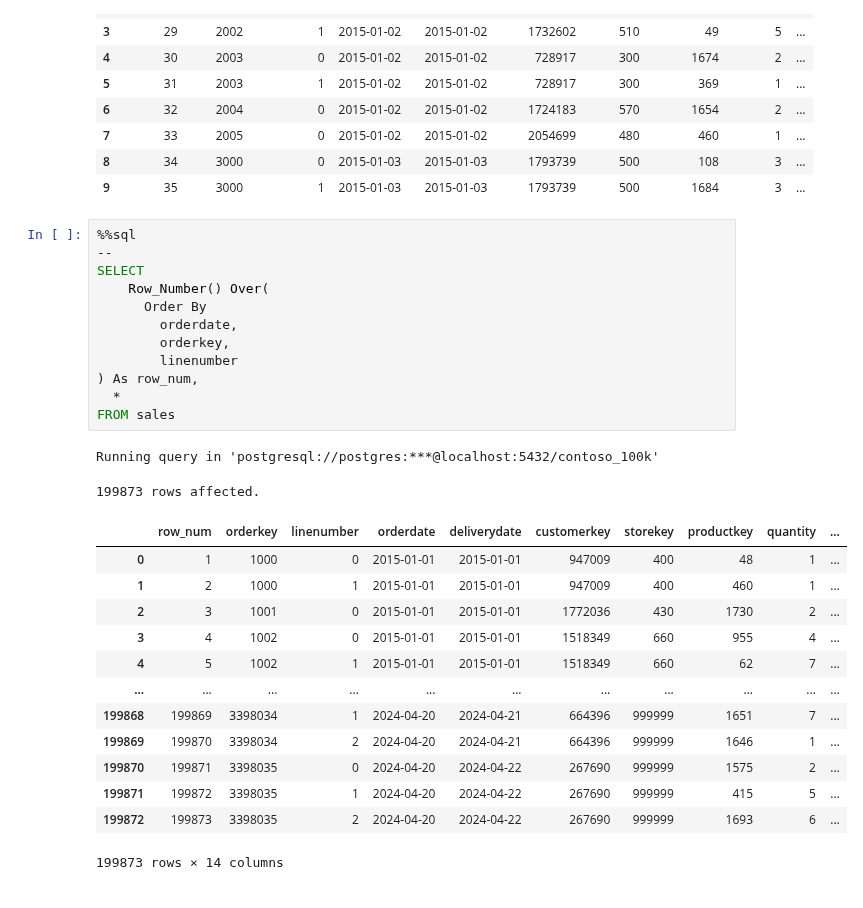
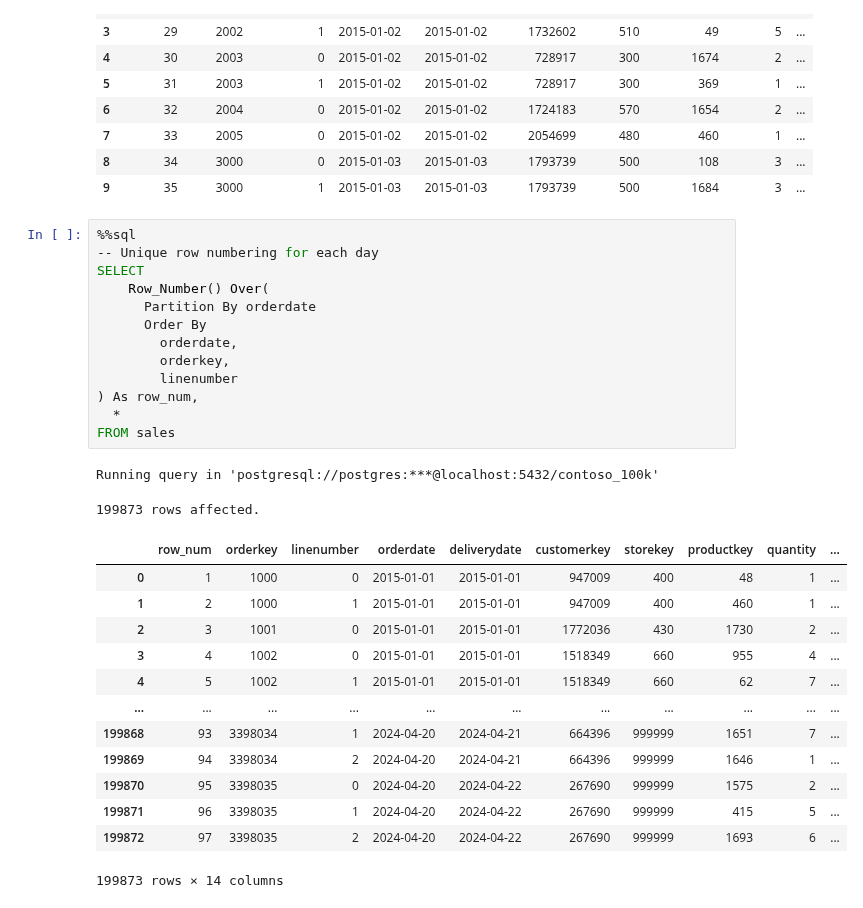
Before and after one commit to Chinedu-analysis/Chinedu-analysis, a Jupyter notebook: Resources/Blank_SQL_Notebook.ipynb, the cells around one changed output. Saved outputs shown, nothing was run; the diff lists cells and outputs as text.

```diff
--- a/Resources/Blank_SQL_Notebook.ipynb
+++ b/Resources/Blank_SQL_Notebook.ipynb
@@ -1248,29 +1248,30 @@ Running query in 'postgresql://postgres:***@localhost:5432/contoso_100k'
 | 9 | 35 | 3000 | 1 | 2015-01-03 | 2015-01-03 | 1793739 | 500 | 1684 | 3 | ... |
 # %%
 %%sql
---
+-- Unique row numbering for each day
 SELECT
     Row_Number() Over(
+      Partition By orderdate
       Order By
         orderdate,
         orderkey,
         linenumber
 ) As row_num,
   *
 FROM sales
 # %% [output]
 Running query in 'postgresql://postgres:***@localhost:5432/contoso_100k'
 199873 rows affected.
 |  | row_num | orderkey | linenumber | orderdate | deliverydate | customerkey | storekey | productkey | quantity | ... |
 | 0 | 1 | 1000 | 0 | 2015-01-01 | 2015-01-01 | 947009 | 400 | 48 | 1 | ... |
 | 1 | 2 | 1000 | 1 | 2015-01-01 | 2015-01-01 | 947009 | 400 | 460 | 1 | ... |
 | 2 | 3 | 1001 | 0 | 2015-01-01 | 2015-01-01 | 1772036 | 430 | 1730 | 2 | ... |
 | 3 | 4 | 1002 | 0 | 2015-01-01 | 2015-01-01 | 1518349 | 660 | 955 | 4 | ... |
 | 4 | 5 | 1002 | 1 | 2015-01-01 | 2015-01-01 | 1518349 | 660 | 62 | 7 | ... |
 | ... | ... | ... | ... | ... | ... | ... | ... | ... | ... | ... |
-| 199868 | 199869 | 3398034 | 1 | 2024-04-20 | 2024-04-21 | 664396 | 999999 | 1651 | 7 | ... |
-| 199869 | 199870 | 3398034 | 2 | 2024-04-20 | 2024-04-21 | 664396 | 999999 | 1646 | 1 | ... |
-| 199870 | 199871 | 3398035 | 0 | 2024-04-20 | 2024-04-22 | 267690 | 999999 | 1575 | 2 | ... |
-| 199871 | 199872 | 3398035 | 1 | 2024-04-20 | 2024-04-22 | 267690 | 999999 | 415 | 5 | ... |
-| 199872 | 199873 | 3398035 | 2 | 2024-04-20 | 2024-04-22 | 267690 | 999999 | 1693 | 6 | ... |
+| 199868 | 93 | 3398034 | 1 | 2024-04-20 | 2024-04-21 | 664396 | 999999 | 1651 | 7 | ... |
+| 199869 | 94 | 3398034 | 2 | 2024-04-20 | 2024-04-21 | 664396 | 999999 | 1646 | 1 | ... |
+| 199870 | 95 | 3398035 | 0 | 2024-04-20 | 2024-04-22 | 267690 | 999999 | 1575 | 2 | ... |
+| 199871 | 96 | 3398035 | 1 | 2024-04-20 | 2024-04-22 | 267690 | 999999 | 415 | 5 | ... |
+| 199872 | 97 | 3398035 | 2 | 2024-04-20 | 2024-04-22 | 267690 | 999999 | 1693 | 6 | ... |
 199873 rows × 14 columns
```
Also changed, not shown: parts of 2 cells of this notebook.
